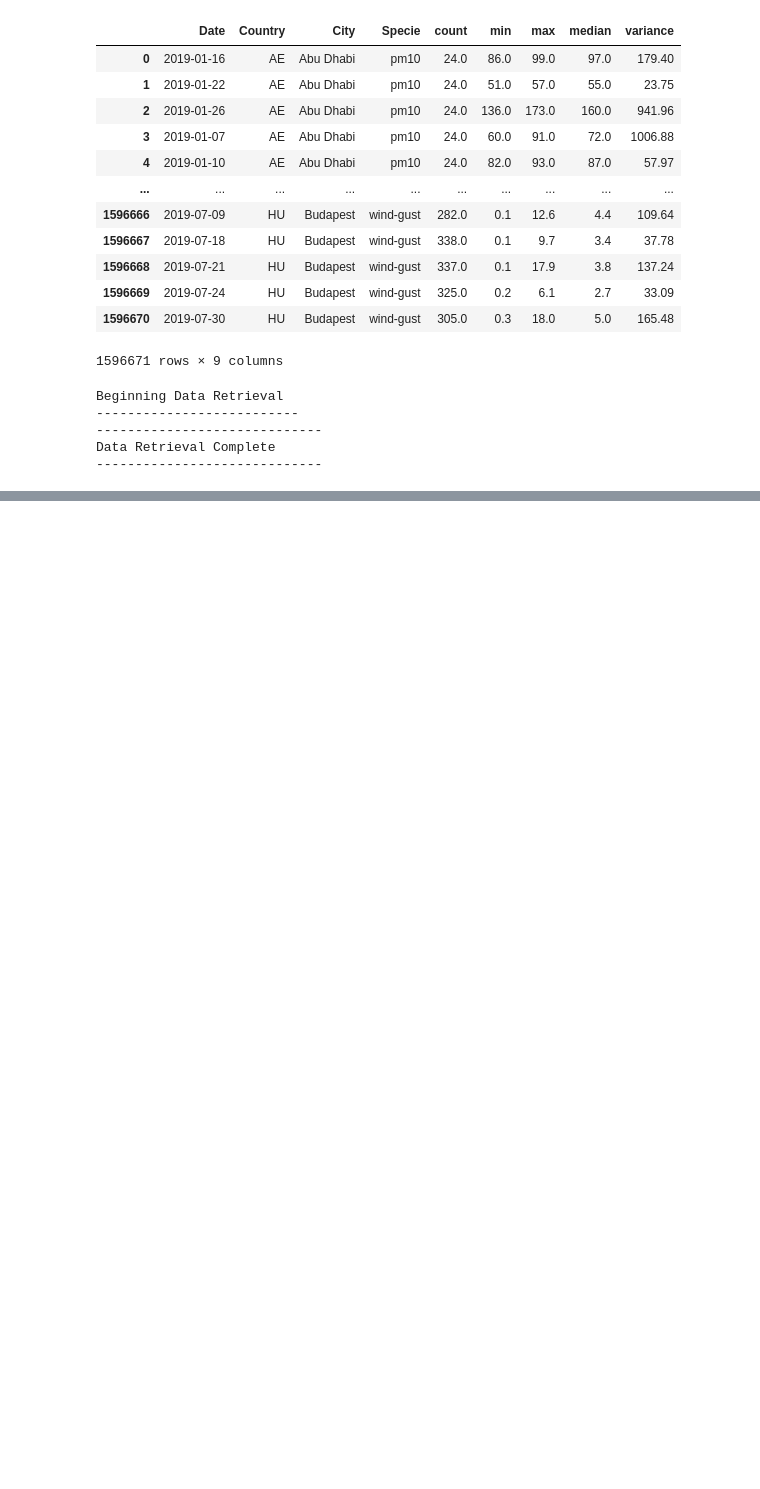
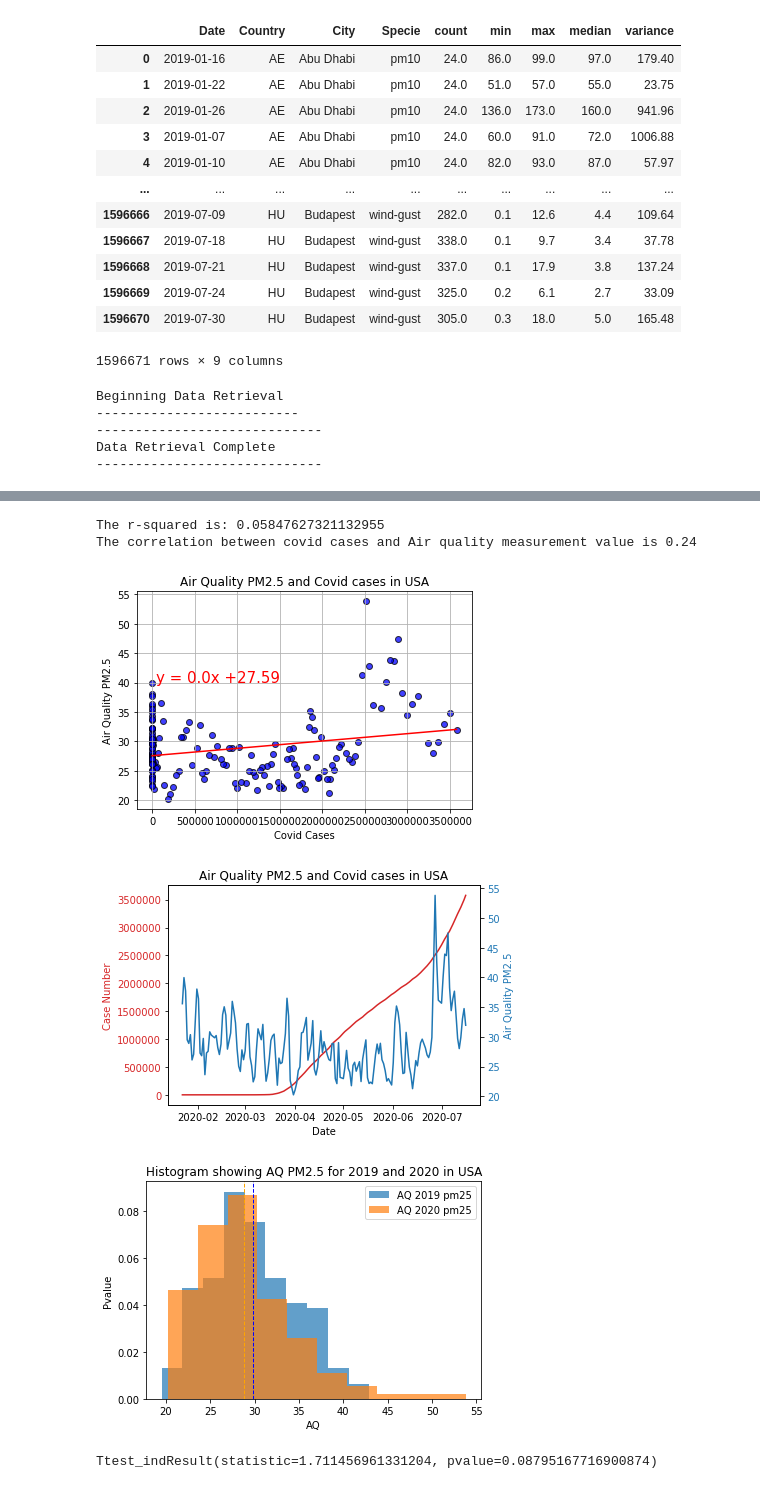
Before and after one commit to lekshmicnair/COVAIR--Study-of-Air-Quality-during-Covid., a Jupyter notebook: covid_aq_analysis.ipynb, the cells around one changed output, grey strips where cells are left out. Drawn from its saved outputs; the diff is of its cells as text; code cells hidden in the pictures; blank space fills up the shorter version.

```diff
--- a/covid_aq_analysis.ipynb
+++ b/covid_aq_analysis.ipynb
@@ -160,0 +251,10 @@ def L_regress(x_value, y_value, x_lbl, y_lbl,title,linepos,fignum):
+# %%
+#Create a dataframe with just country infomation
+Covid_data_country= Clean_Covid_2020[["Date", "Country", "Cases"]]
+#Group by Date and country to get sum of cases for each day
+group_covid_data= Covid_data_country.groupby(['Date','Country']).sum()
+#group_covid_data
+
+#Sort by date
+sorted_covid_data=group_covid_data.sort_values(by='Date', ascending=False)
+sorted_covid_data
@@ -160,0 +478,50 @@ def L_regress(x_value, y_value, x_lbl, y_lbl,title,linepos,fignum):
+# %%
+#-----------------------------
+#Plot for US for PM2.5
+#-----------------------------
+
+US_data_2020=combined_data_2020_pm25.loc[combined_data_2020_pm25["Country"]=='US',:]
+US_data_2020
+x_value=US_data_2020['Cases']
+y_value=US_data_2020['median']
+x_lbl="Covid Cases"
+y_lbl="Air Quality PM2.5"
+title="Air Quality PM2.5 and Covid cases in USA"
+linepos=(50000,40)
+fignum=2
+
+#Calling Linear regress function
+L_regress(x_value, y_value,x_lbl,y_lbl,title,linepos,fignum)
+
+
+#set x and y axis values for line plot
+x_date_value=US_data_2020["Date"]
+y_covid_value=US_data_2020["Cases"]
+y_aq_value=US_data_2020["median"]
+fignum1=3
+
+#Calling Line plot function
+covid_aq_plot(x_date_value, y_aq_value,y_covid_value,y_lbl,title,fignum1)
+
+#---------------------------------------------------
+# T-test AQ data for 2019 and 2020 get the pvalue
+#---------------------------------------------------
+#2019 data for USA
+US_data_2019=sorted_aq2019_pm25_df.loc[sorted_aq2019_pm25_df["Country"]=='US',:]
+
+#set variable value for 2019
+AQ2019=US_data_2019['median']
+AQ2020=US_data_2020['median']
+lbl2019="AQ 2019 pm25"
+lbl2020="AQ 2020 pm25"
+title="Histogram showing AQ PM2.5 for 2019 and 2020 in USA"
+fignum=4
+Ttest_hist(AQ2019, AQ2020, lbl2019, lbl2020 ,title,fignum)
+st.ttest_ind(AQ2019, AQ2020, equal_var=False)
+# %% [output]
+The r-squared is: 0.05847627321132955
+The correlation between covid cases and Air quality measurement value is 0.24
+[figure, added]
+[figure, added]
+[figure, added]
+Ttest_indResult(statistic=1.711456961331204, pvalue=0.08795167716900874)
```
Also changed, not shown: parts of 22 cells of this notebook, 35 other files.
